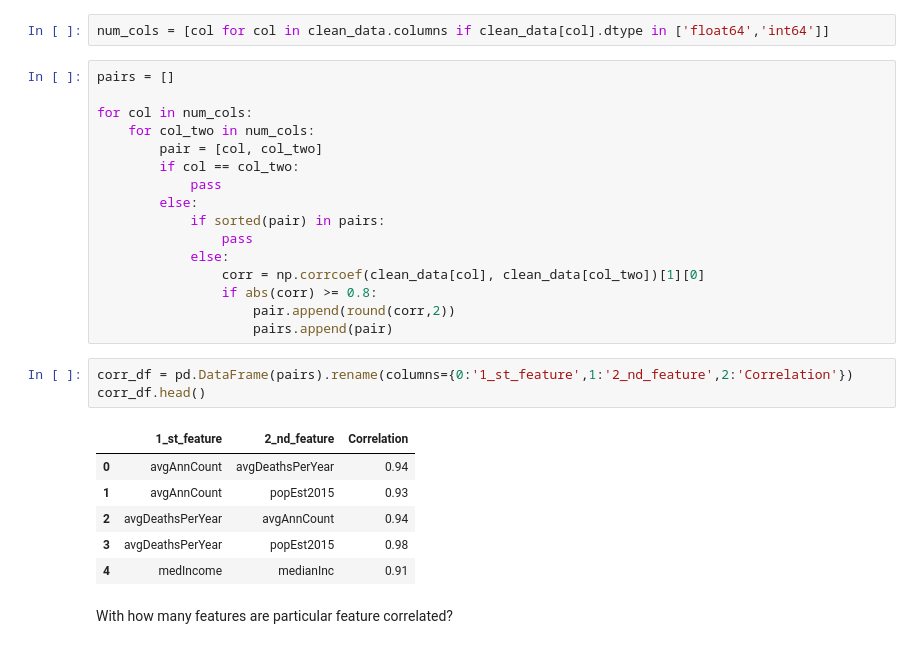
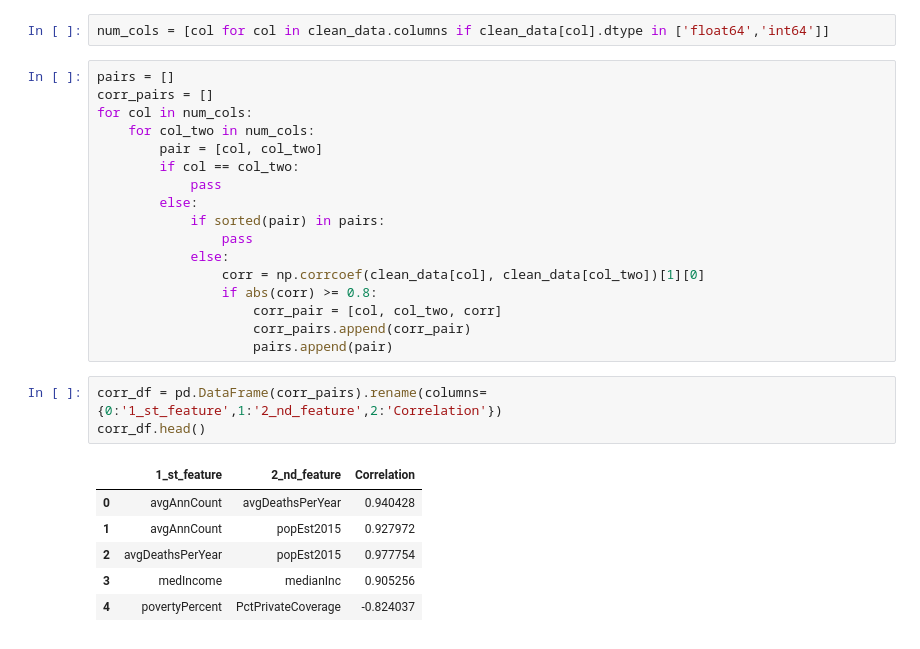
Before and after one commit to Grzegosh/Portfolio, a Jupyter notebook: Cancer_Death_Rate/main.ipynb, the cells around one changed output. Saved outputs shown, nothing was run; the diff lists cells and outputs as text.

```diff
--- a/Cancer_Death_Rate/main.ipynb
+++ b/Cancer_Death_Rate/main.ipynb
@@ -695,7 +695,7 @@ Since, we've gone through every variable, let's try to analyse them with compari
 num_cols = [col for col in clean_data.columns if clean_data[col].dtype in ['float64','int64']]
 # %%
 pairs = []
-
+corr_pairs = []
 for col in num_cols:
     for col_two in num_cols:
         pair = [col, col_two]
@@ -707,17 +707,16 @@ for col in num_cols:
             else:
                 corr = np.corrcoef(clean_data[col], clean_data[col_two])[1][0]
                 if abs(corr) >= 0.8:
-                    pair.append(round(corr,2))
+                    corr_pair = [col, col_two, corr]
+                    corr_pairs.append(corr_pair)
                     pairs.append(pair)
 # %%
-corr_df = pd.DataFrame(pairs).rename(columns={0:'1_st_feature',1:'2_nd_feature',2:'Correlation'})
+corr_df = pd.DataFrame(corr_pairs).rename(columns={0:'1_st_feature',1:'2_nd_feature',2:'Correlation'})
 corr_df.head()
 # %% [output]
 |  | 1_st_feature | 2_nd_feature | Correlation |
-| 0 | avgAnnCount | avgDeathsPerYear | 0.94 |
-| 1 | avgAnnCount | popEst2015 | 0.93 |
-| 2 | avgDeathsPerYear | avgAnnCount | 0.94 |
-| 3 | avgDeathsPerYear | popEst2015 | 0.98 |
-| 4 | medIncome | medianInc | 0.91 |
+| 0 | avgAnnCount | avgDeathsPerYear | 0.940428 |
+| 1 | avgAnnCount | popEst2015 | 0.927972 |
+| 2 | avgDeathsPerYear | popEst2015 | 0.977754 |
+| 3 | medIncome | medianInc | 0.905256 |
+| 4 | povertyPercent | PctPrivateCoverage | -0.824037 |
-# %% [markdown]
-With how many features are particular feature correlated?
```
Also changed, not shown: parts of 9 cells of this notebook.
